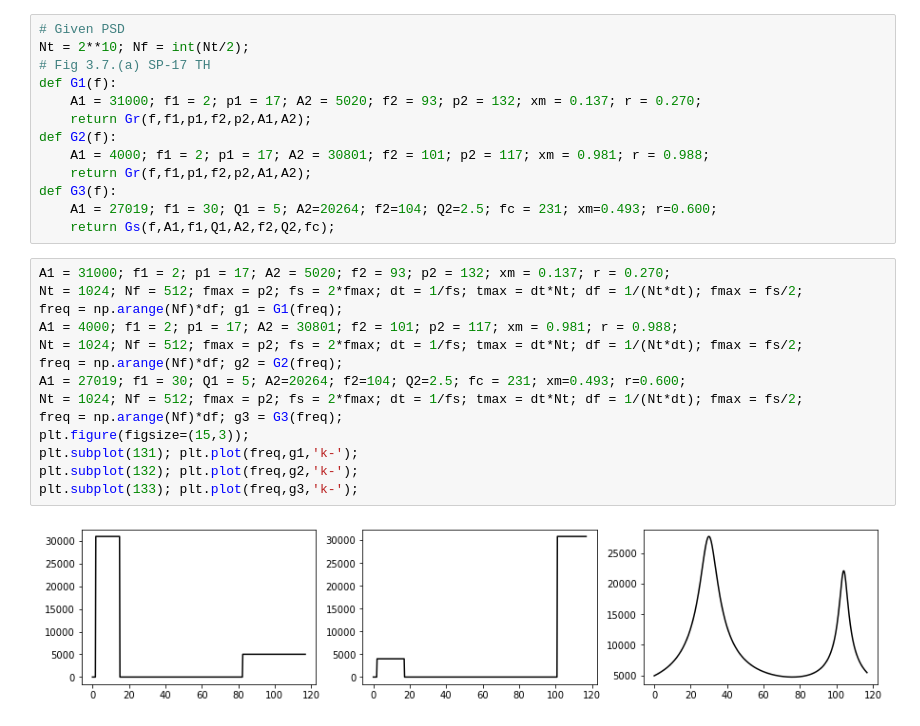
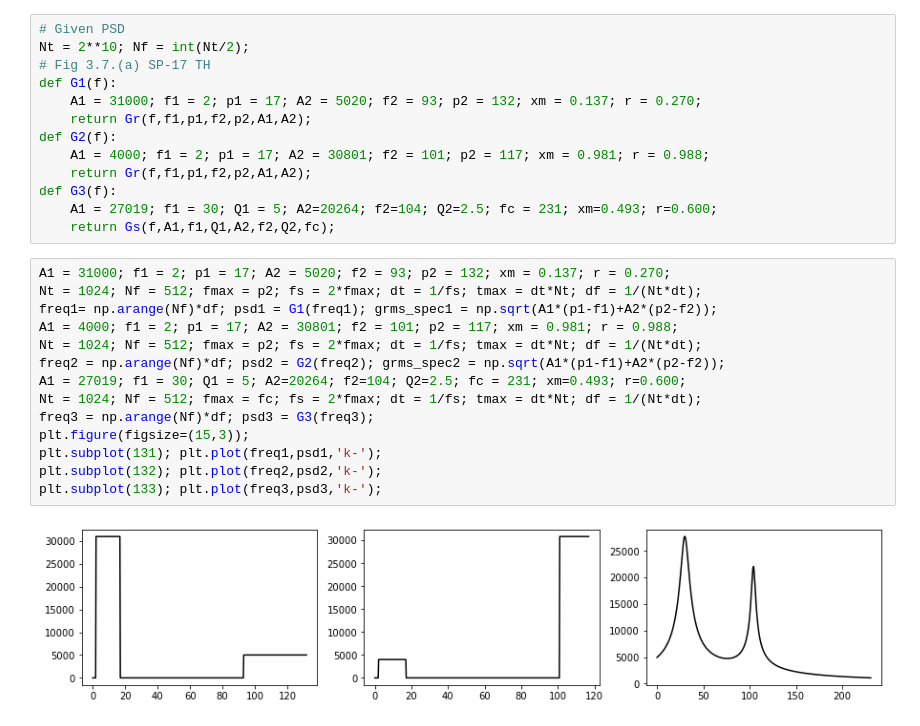
Before and after one commit to wonho13/work, a Jupyter notebook: 진동/psd2th.ipynb, the cells around one changed output. Drawn from its saved outputs; the diff is of its cells as text.

```diff
--- a/진동/psd2th.ipynb
+++ b/진동/psd2th.ipynb
@@ -55,17 +57,17 @@ def G3(f):
     return Gs(f,A1,f1,Q1,A2,f2,Q2,fc);
 # %%
 A1 = 31000; f1 = 2; p1 = 17; A2 = 5020; f2 = 93; p2 = 132; xm = 0.137; r = 0.270;
-Nt = 1024; Nf = 512; fmax = p2; fs = 2*fmax; dt = 1/fs; tmax = dt*Nt; df = 1/(Nt*dt); fmax = fs/2;
-freq = np.arange(Nf)*df; g1 = G1(freq);
+Nt = 1024; Nf = 512; fmax = p2; fs = 2*fmax; dt = 1/fs; tmax = dt*Nt; df = 1/(Nt*dt);
+freq1= np.arange(Nf)*df; psd1 = G1(freq1); grms_spec1 = np.sqrt(A1*(p1-f1)+A2*(p2-f2));
 A1 = 4000; f1 = 2; p1 = 17; A2 = 30801; f2 = 101; p2 = 117; xm = 0.981; r = 0.988;
-Nt = 1024; Nf = 512; fmax = p2; fs = 2*fmax; dt = 1/fs; tmax = dt*Nt; df = 1/(Nt*dt); fmax = fs/2;
-freq = np.arange(Nf)*df; g2 = G2(freq);
+Nt = 1024; Nf = 512; fmax = p2; fs = 2*fmax; dt = 1/fs; tmax = dt*Nt; df = 1/(Nt*dt);
+freq2 = np.arange(Nf)*df; psd2 = G2(freq2); grms_spec2 = np.sqrt(A1*(p1-f1)+A2*(p2-f2));
 A1 = 27019; f1 = 30; Q1 = 5; A2=20264; f2=104; Q2=2.5; fc = 231; xm=0.493; r=0.600;
-Nt = 1024; Nf = 512; fmax = p2; fs = 2*fmax; dt = 1/fs; tmax = dt*Nt; df = 1/(Nt*dt); fmax = fs/2;
-freq = np.arange(Nf)*df; g3 = G3(freq);
+Nt = 1024; Nf = 512; fmax = fc; fs = 2*fmax; dt = 1/fs; tmax = dt*Nt; df = 1/(Nt*dt);
+freq3 = np.arange(Nf)*df; psd3 = G3(freq3);
 plt.figure(figsize=(15,3));
-plt.subplot(131); plt.plot(freq,g1,'k-');
-plt.subplot(132); plt.plot(freq,g2,'k-');
-plt.subplot(133); plt.plot(freq,g3,'k-');
+plt.subplot(131); plt.plot(freq1,psd1,'k-');
+plt.subplot(132); plt.plot(freq2,psd2,'k-');
+plt.subplot(133); plt.plot(freq3,psd3,'k-');
 # %% [output]
-[figure, old version]
+[figure, new version]
```
Also changed, not shown: parts of 20 cells of this notebook.
